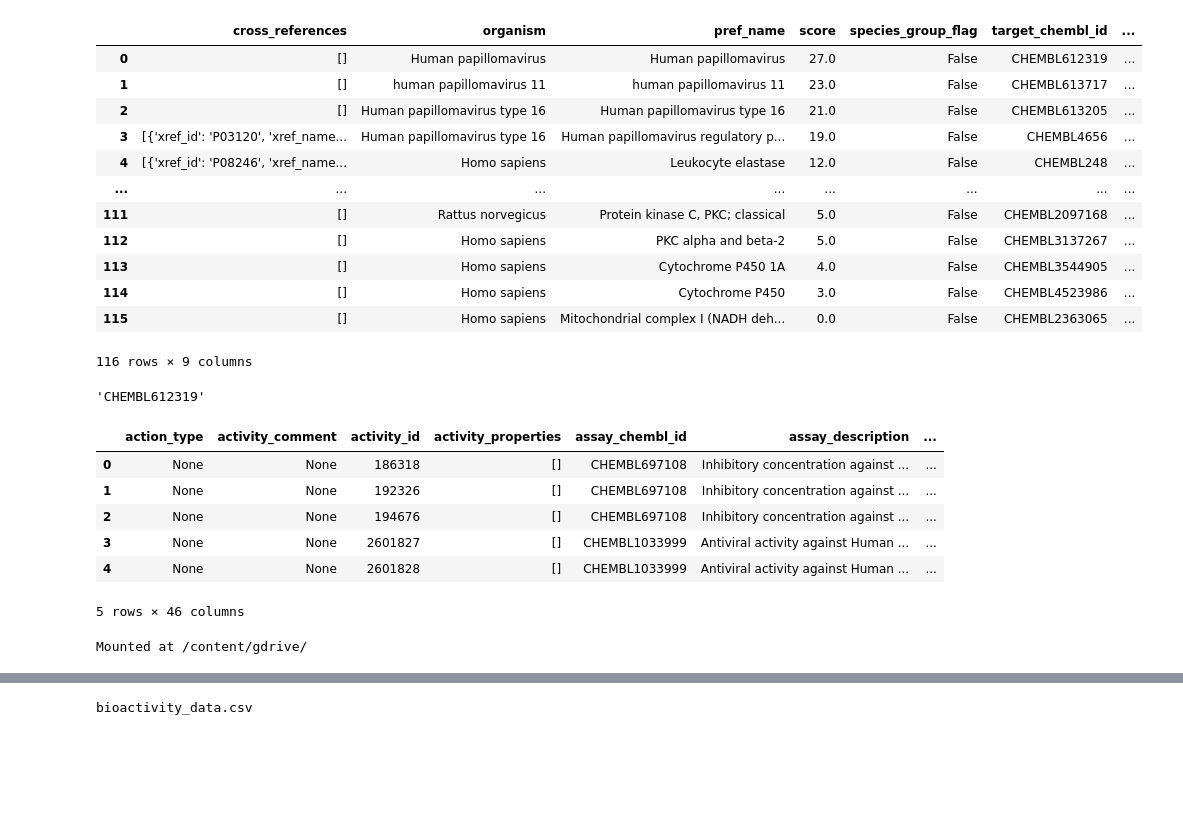
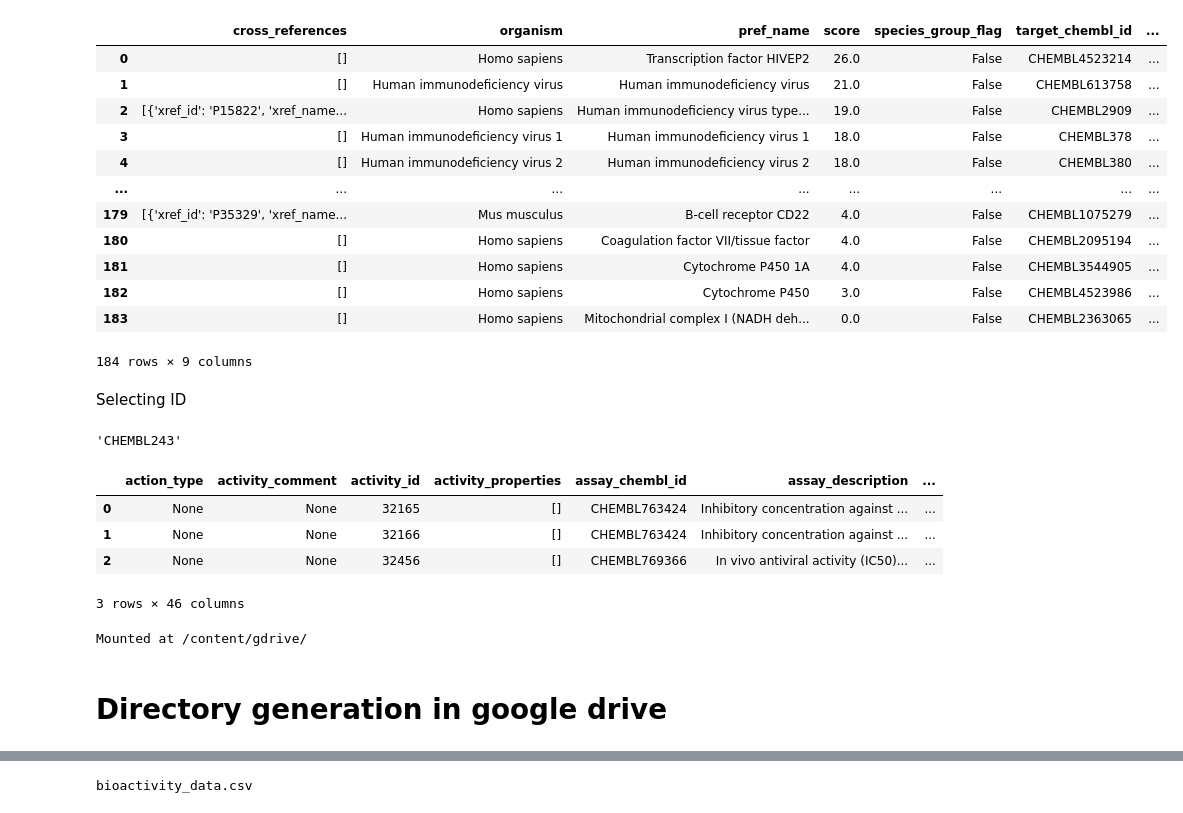
Before and after one commit to Meet2197/ChEMBL, a Jupyter notebook: bioinformatics.ipynb, the cells around one changed output, grey strips where cells are left out. Drawn from its saved outputs; the diff is of its cells as text; code cells hidden in the pictures; blank space fills up the shorter version.

```diff
--- a/bioinformatics.ipynb
+++ b/bioinformatics.ipynb
@@ -23,41 +21,40 @@ Successfully installed cattrs-24.1.2 chembl-webresource-client-0.10.9 requests-c
 # %%
 import pandas as pd
 from chembl_webresource_client.new_client import new_client
 target = new_client.target
-target_query = target.search('human papillomavirus')
+target_query = target.search('human immunodeficiency viruses')
 targets = pd.DataFrame.from_dict(target_query)
 targets
 # %% [output]
 |  | cross_references | organism | pref_name | score | species_group_flag | target_chembl_id | ... |
-| 0 | [] | Human papillomavirus | Human papillomavirus | 27.0 | False | CHEMBL612319 | ... |
-| 1 | [] | human papillomavirus 11 | human papillomavirus 11 | 23.0 | False | CHEMBL613717 | ... |
-| 2 | [] | Human papillomavirus type 16 | Human papillomavirus type 16 | 21.0 | False | CHEMBL613205 | ... |
-| 3 | [{'xref_id': 'P03120', 'xref_name... | Human papillomavirus type 16 | Human papillomavirus regulatory p... | 19.0 | False | CHEMBL4656 | ... |
-| 4 | [{'xref_id': 'P08246', 'xref_name... | Homo sapiens | Leukocyte elastase | 12.0 | False | CHEMBL248 | ... |
+| 0 | [] | Homo sapiens | Transcription factor HIVEP2 | 26.0 | False | CHEMBL4523214 | ... |
+| 1 | [] | Human immunodeficiency virus | Human immunodeficiency virus | 21.0 | False | CHEMBL613758 | ... |
+| 2 | [{'xref_id': 'P15822', 'xref_name... | Homo sapiens | Human immunodeficiency virus type... | 19.0 | False | CHEMBL2909 | ... |
+| 3 | [] | Human immunodeficiency virus 1 | Human immunodeficiency virus 1 | 18.0 | False | CHEMBL378 | ... |
+| 4 | [] | Human immunodeficiency virus 2 | Human immunodeficiency virus 2 | 18.0 | False | CHEMBL380 | ... |
 | ... | ... | ... | ... | ... | ... | ... | ... |
-| 111 | [] | Rattus norvegicus | Protein kinase C, PKC; classical | 5.0 | False | CHEMBL2097168 | ... |
-| 112 | [] | Homo sapiens | PKC alpha and beta-2 | 5.0 | False | CHEMBL3137267 | ... |
-| 113 | [] | Homo sapiens | Cytochrome P450 1A | 4.0 | False | CHEMBL3544905 | ... |
-| 114 | [] | Homo sapiens | Cytochrome P450 | 3.0 | False | CHEMBL4523986 | ... |
-| 115 | [] | Homo sapiens | Mitochondrial complex I (NADH deh... | 0.0 | False | CHEMBL2363065 | ... |
+| 179 | [{'xref_id': 'P35329', 'xref_name... | Mus musculus | B-cell receptor CD22 | 4.0 | False | CHEMBL1075279 | ... |
+| 180 | [] | Homo sapiens | Coagulation factor VII/tissue factor | 4.0 | False | CHEMBL2095194 | ... |
+| 181 | [] | Homo sapiens | Cytochrome P450 1A | 4.0 | False | CHEMBL3544905 | ... |
+| 182 | [] | Homo sapiens | Cytochrome P450 | 3.0 | False | CHEMBL4523986 | ... |
+| 183 | [] | Homo sapiens | Mitochondrial complex I (NADH deh... | 0.0 | False | CHEMBL2363065 | ... |
-116 rows × 9 columns
+184 rows × 9 columns
+# %% [markdown]
+Selecting ID
 # %%
-selected_target = targets.target_chembl_id[4]
-selected_target = targets.target_chembl_id[0]
+selected_target = targets.target_chembl_id[8]
 selected_target
 # %% [output]
-'CHEMBL612319'
+'CHEMBL243'
 # %%
 activity = new_client.activity
 res = activity.filter(target_chembl_id=selected_target).filter(standard_type="IC50")
 # %%
 df = pd.DataFrame.from_dict(res)
-df.head(5)
+df.head(3)
 # %% [output]
 |  | action_type | activity_comment | activity_id | activity_properties | assay_chembl_id | assay_description | ... |
-| 0 | None | None | 186318 | [] | CHEMBL697108 | Inhibitory concentration against ... | ... |
-| 1 | None | None | 192326 | [] | CHEMBL697108 | Inhibitory concentration against ... | ... |
-| 2 | None | None | 194676 | [] | CHEMBL697108 | Inhibitory concentration against ... | ... |
-| 3 | None | None | 2601827 | [] | CHEMBL1033999 | Antiviral activity against Human ... | ... |
-| 4 | None | None | 2601828 | [] | CHEMBL1033999 | Antiviral activity against Human ... | ... |
+| 0 | None | None | 32165 | [] | CHEMBL763424 | Inhibitory concentration against ... | ... |
+| 1 | None | None | 32166 | [] | CHEMBL763424 | Inhibitory concentration against ... | ... |
+| 2 | None | None | 32456 | [] | CHEMBL769366 | In vivo antiviral activity (IC50)... | ... |
-5 rows × 46 columns
+3 rows × 46 columns
@@ -68,5 +65,7 @@ from google.colab import drive
 drive.mount('/content/gdrive/', force_remount=True)
 # %% [output]
 Mounted at /content/gdrive/
+# %% [markdown]
+# Directory generation in google drive
 # %%
 mkdir "/content/gdrive/My Drive/Colab Notebooks/data"
```
Also changed, not shown: parts of 11 cells of this notebook.
